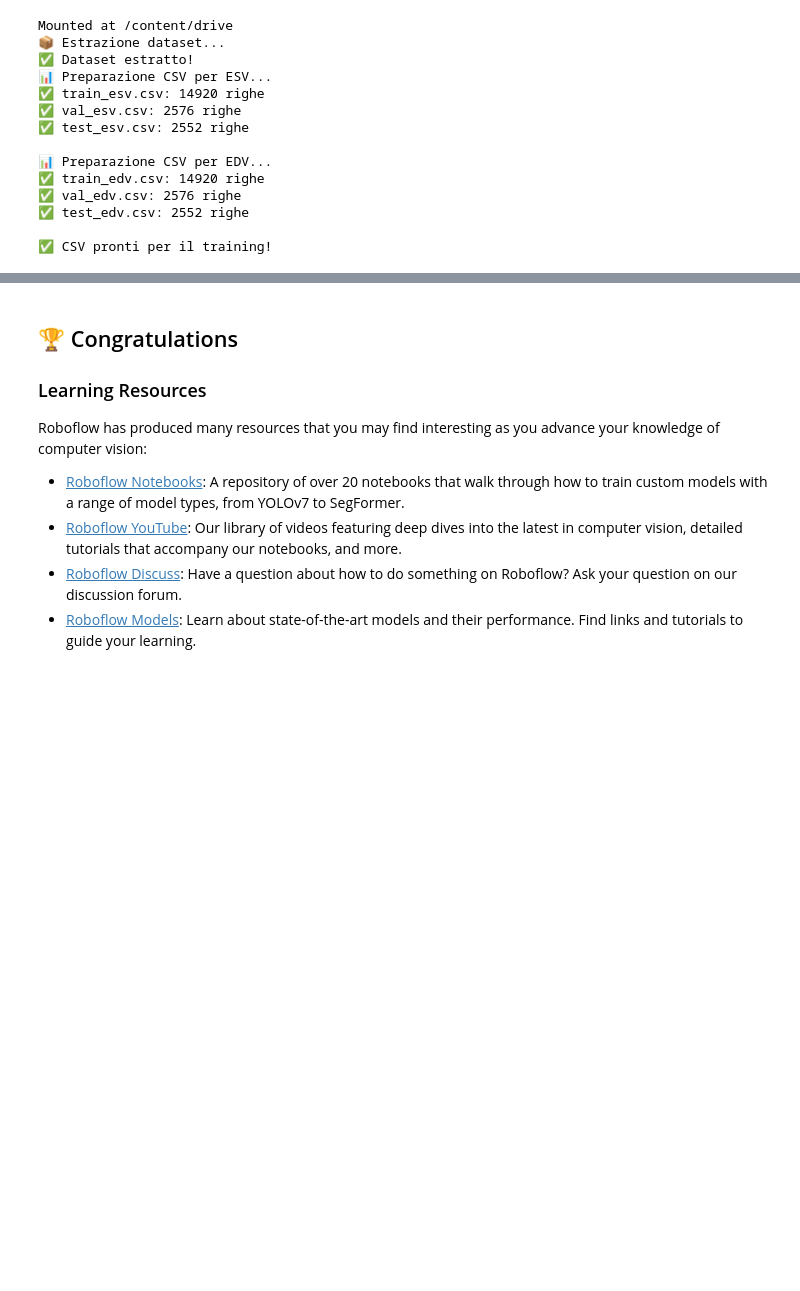
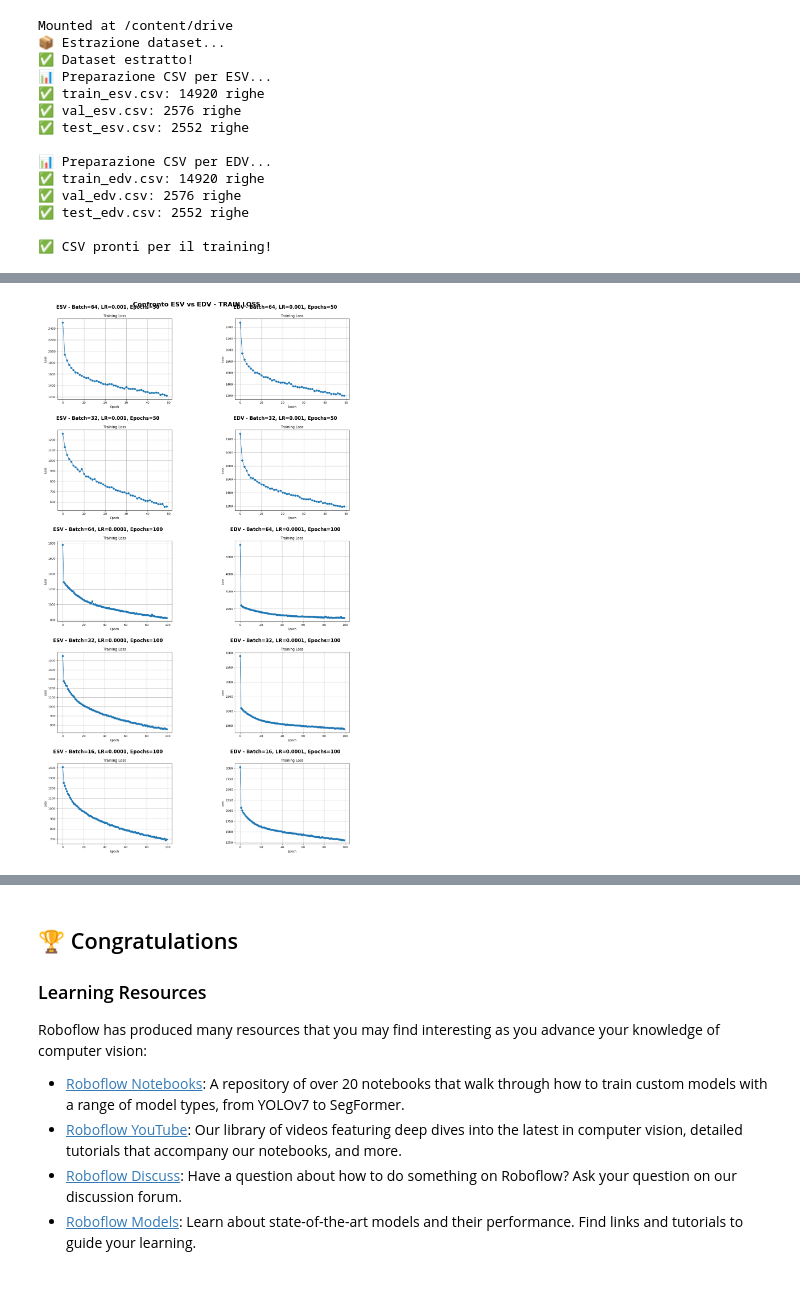
Before and after one commit to Kaonashi8/echonet, a Jupyter notebook: notebooks/train-yolov8-instance-segmentation-on-custom-dataset.ipynb, the cells around one changed output, grey strips where cells are left out. Cells and saved outputs as stored; diff of their text form; code cells hidden in the pictures; blank space fills up the shorter version.

```diff
--- a/notebooks/train-yolov8-instance-segmentation-on-custom-dataset.ipynb
+++ b/notebooks/train-yolov8-instance-segmentation-on-custom-dataset.ipynb
@@ -825,0 +826,81 @@ if os.path.exists(results_dir):
+# %%
+import os
+import matplotlib.pyplot as plt
+import matplotlib.image as mpimg
+
+# MODIFICA QUESTO PATH
+BASE_PATH = '/content/drive/MyDrive/vit_experiments'
+
+# Coppie ESV vs EDV con stessi iperparametri
+COMPARISONS = [
+    {
+        'name': 'Batch=64, LR=0.001, Epochs=50',
+        'esv': '2026-01-21_22-50-44',
+        'edv': '2026-01-25_15-58-56'
+    },
+    {
+        'name': 'Batch=32, LR=0.001, Epochs=50',
+        'esv': '2026-01-26_09-50-29',
+        'edv': '2026-01-26_12-48-34'
+    },
+    {
+        'name': 'Batch=64, LR=0.0001, Epochs=100',
+        'esv': '2026-01-28_18-03-35',
+        'edv': '2026-01-31_09-55-56'
+    },
+    {
+        'name': 'Batch=32, LR=0.0001, Epochs=100',
+        'esv': '2026-01-28_11-09-15',
+        'edv': '2026-01-31_16-26-28'
+    },
+    {
+        'name': 'Batch=16, LR=0.0001, Epochs=100',
+        'esv': '2026-01-27_16-04-55',
+        'edv': '2026-02-01_10-48-07'
+    }
+]
+
+PLOT_TYPES = ['train_loss.png', 'val_r2.png', 'val_mse.png']
+
+# Per ogni tipo di plot
+for plot_name in PLOT_TYPES:
+    # Crea figura con righe per ogni confronto
+    n_comparisons = len(COMPARISONS)
+    fig, axes = plt.subplots(n_comparisons, 2, figsize=(14, 4*n_comparisons))
+
+    fig.suptitle(f'Confronto ESV vs EDV - {plot_name.replace(".png", "").replace("_", " ").upper()}',
+                 fontsize=16, fontweight='bold')
+
+    for i, comp in enumerate(COMPARISONS):
+        # Path alle immagini
+        esv_path = os.path.join(BASE_PATH, comp['esv'], 'plots', plot_name)
+        edv_path = os.path.join(BASE_PATH, comp['edv'], 'plots', plot_name)
+
+        # Subplot ESV
+        ax_esv = axes[i, 0] if n_comparisons > 1 else axes[0]
+        if os.path.exists(esv_path):
+            img = mpimg.imread(esv_path)
+            ax_esv.imshow(img)
+            ax_esv.set_title(f'ESV - {comp["name"]}', fontweight='bold')
+        else:
+            ax_esv.text(0.5, 0.5, 'Immagine non trovata', ha='center', va='center')
+        ax_esv.axis('off')
+
+        # Subplot EDV
+        ax_edv = axes[i, 1] if n_comparisons > 1 else axes[1]
+        if os.path.exists(edv_path):
+            img = mpimg.imread(edv_path)
+            ax_edv.imshow(img)
+            ax_edv.set_title(f'EDV - {comp["name"]}', fontweight='bold')
+        else:
+            ax_edv.text(0.5, 0.5, 'Immagine non trovata', ha='center', va='center')
+        ax_edv.axis('off')
+
+    plt.tight_layout()
+    output_name = f'confronto_{plot_name}'
+    plt.savefig(output_name, dpi=300, bbox_inches='tight')
+    print(f'✓ Salvato: {output_name}')
+    plt.show()
+
+print('\n✅ Fatto! Creati 3 file di confronto.')
+# %% [output]
@@ -825,0 +908 @@ if os.path.exists(results_dir):
+[figure, added]
```
Also changed, not shown: parts of 5 cells of this notebook.
